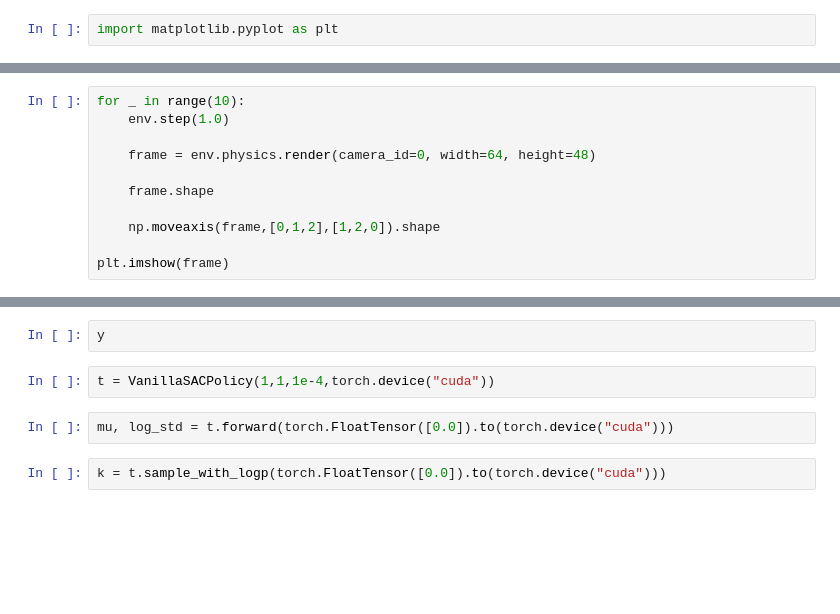
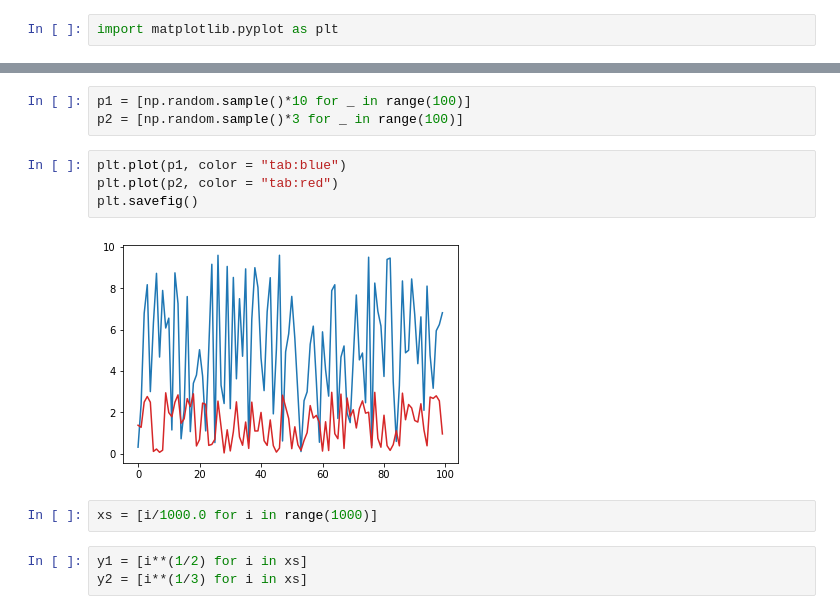
Before and after one commit to ehddnr747/duju_animal_ai_olympics, a Jupyter notebook: test.ipynb, the cells around one changed output, grey strips where cells are left out. Cells and saved outputs as stored; diff of their text form; blank space fills up the shorter version.

```diff
--- a/test.ipynb
+++ b/test.ipynb
@@ -173,11 +4,0 @@ plt.imshow(frame)
-# %%
-for _ in range(10):
-    env.step(1.0)
-
-    frame = env.physics.render(camera_id=0, width=64, height=48)
-
-    frame.shape
-
-    np.moveaxis(frame,[0,1,2],[1,2,0]).shape
-
-plt.imshow(frame)
@@ -305,8 +5,14 @@ x
-# %%
-y
-# %%
-t = VanillaSACPolicy(1,1,1e-4,torch.device("cuda"))
-# %%
-mu, log_std = t.forward(torch.FloatTensor([0.0]).to(torch.device("cuda")))
-# %%
-k = t.sample_with_logp(torch.FloatTensor([0.0]).to(torch.device("cuda")))
+# %%
+p1 = [np.random.sample()*10 for _ in range(100)]
+p2 = [np.random.sample()*3 for _ in range(100)]
+# %%
+plt.plot(p1, color = "tab:blue")
+plt.plot(p2, color = "tab:red")
+plt.savefig()
+# %% [output]
+[figure, added]
+# %%
+xs = [i/1000.0 for i in range(1000)]
+# %%
+y1 = [i**(1/2) for i in xs]
+y2 = [i**(1/3) for i in xs]
```
Also changed, not shown: parts of 82 cells of this notebook, 43 other files.
